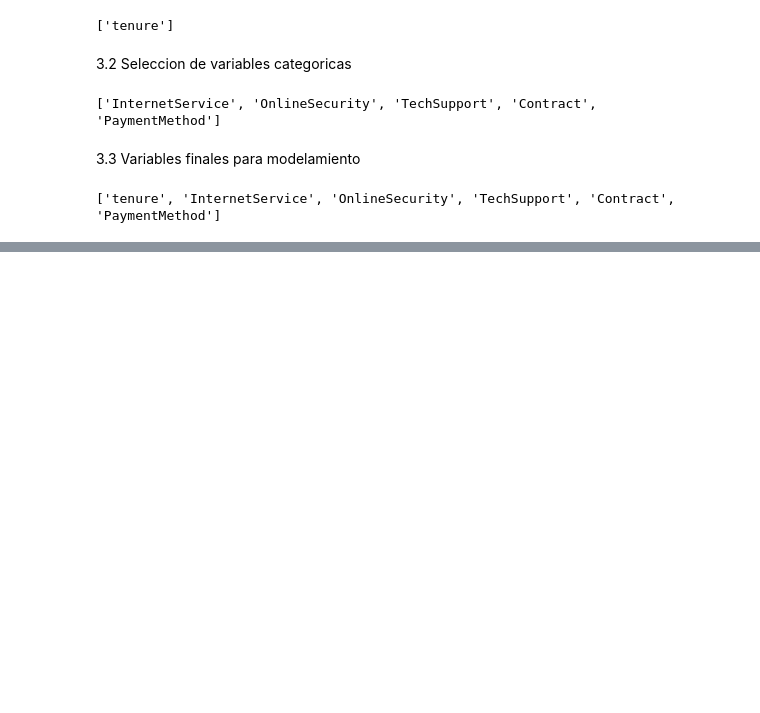
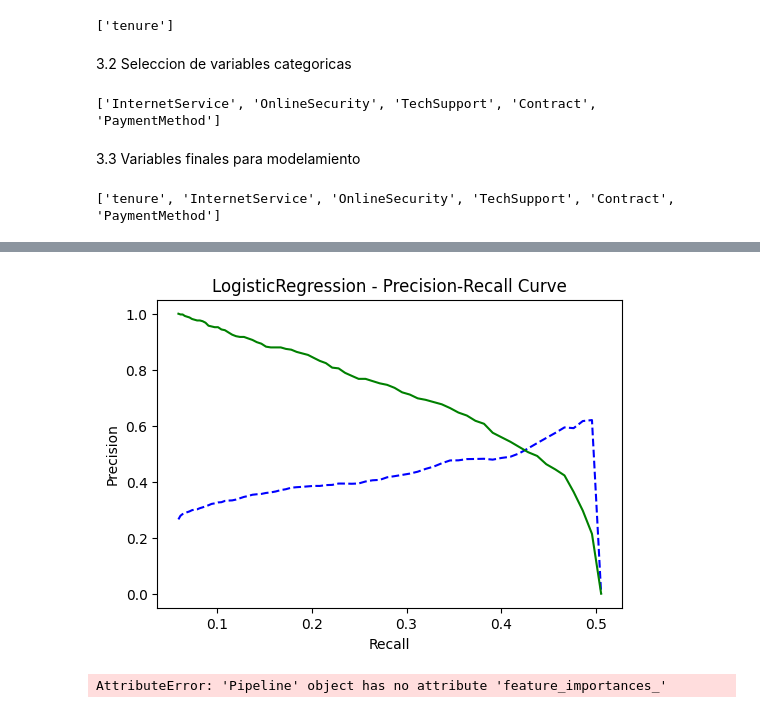
Before and after one commit to yofreca/clase_mlops, a Jupyter notebook: Proyecto_1/notebooks/Exploracion.ipynb, the cells around one changed output, grey strips where cells are left out. Cells and saved outputs as stored; diff of their text form; code cells hidden in the pictures; blank space fills up the shorter version.

```diff
--- a/Proyecto_1/notebooks/note1.ipynb
+++ b/Proyecto_1/notebooks/Exploracion.ipynb
@@ -276,0 +407,11 @@ print(selected_features)
+# %%
+precision, recall, _ = precision_recall_curve(y_test, y_scores)
+plt.figure(figsize=(6, 4))
+plt.plot(_, precision[:-1], "b--", label ="Precision")
+plt.plot(_, recall[:-1], "g-", label ="Recall")
+plt.title(f"{model_name} - Precision-Recall Curve")
+plt.xlabel("Recall")
+plt.ylabel("Precision")
+plt.show()
+# %% [output]
+[figure, added]
@@ -276,0 +428,4 @@ print(selected_features)
+# %%
+plot_feature_importance(pipeline, X.columns, top_n=6, model_name="LogisticReg")
+# %% [output]
+AttributeError: 'Pipeline' object has no attribute 'feature_importances_'
```
Also changed, not shown: parts of 15 cells of this notebook, 1 other file.
